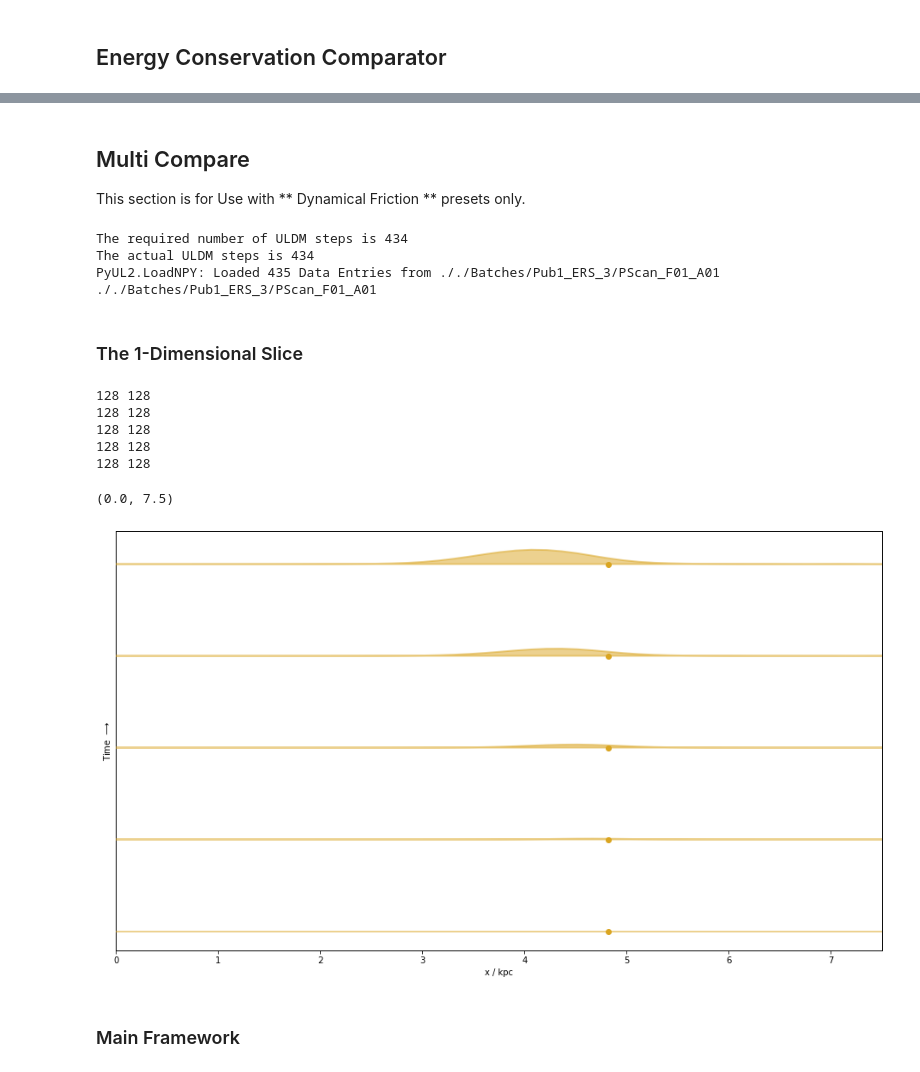
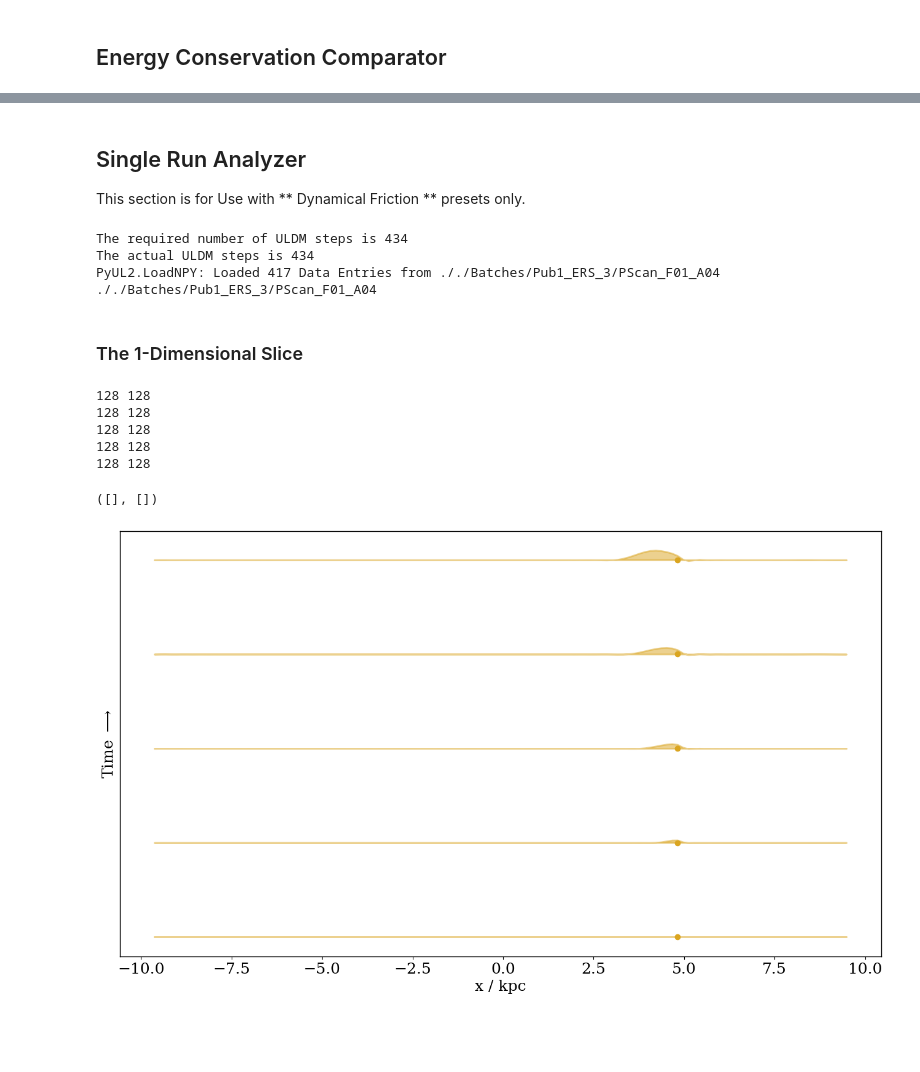
Before and after one commit to Sifyrena/PyUL_NBody, a Jupyter notebook: PyUL2_notebook_UDrag.ipynb, the cells around one changed output, grey strips where cells are left out. Saved outputs shown, nothing was run; the diff lists cells and outputs as text; code cells hidden in the pictures; blank space fills up the shorter version.

```diff
--- a/PyUL2_notebook_UDrag.ipynb
+++ b/PyUL2_notebook_UDrag.ipynb
@@ -722,33 +195,0 @@ for i in range(len(D1Log)):
-# %%
-plt.figure(figsize = (16,8))
-
-plt.scatter([0],[0],color = 'k',s = 200)
-plt.plot([np.mean(FTLog),0],[0,0],'k',linestyle = 'dashdot',
-        label = 'Test mass trajectory')
-
-# plt.scatter([CoollinePosition],[0],color = 'w',s = 200, edgecolor = 'k', lw = 6)
-
-plt.quiver(np.mean(FTLog),[0],5,0)
-plt.scatter(np.mean(FTLog),[0],s = 200,facecolor = 'w', edgecolor = 'k', lw = 4)
-
-GV = np.linspace(-lengthKpc/2,lengthKpc/2,resol,endpoint = False)
-
-for i in range(len(D1Log)):
-
-    plt.plot(GV-FTLog[i],D1Log[i][-1,:]-1, lw = 3, alpha = i/12 )
-    plt.fill_between(GV-FTLog[i],D1Log[i][-1,:]-1,0, alpha = 0.05, color = color)
-
-
-plt.ylim(-0.005,0.03)
-plt.xlim(-3.75,2)
-
-#plt.title(f'Overdensity along $x$ axis at $t = {duration}${duration_units} ')
-
-plt.ylabel('Overdensity')
-plt.xlabel('x / kpc')
-
-plt.legend()
-
-plt.text(-0.5,0.013,'Increasing $ρ_0$ >>',rotation = 90,color = 'green')
-
-plt.show()
@@ -1182,4 +450,4 @@ plt.legend(fontsize = 8, ncol = 2)
 # %% [markdown]
-## Multi Compare
+## Single Run Analyzer
 
 This section is for Use with ** Dynamical Friction ** presets only.
@@ -1200,6 +460,14 @@ clear_output()
 loc = './' + batch_path + '/' + TimeStamp
 # Reload Config.. Why don't I use a class?
 NS, central_mass, length, length_units, resol, duration, duration_units, step_factor, save_number, save_options, save_format, s_mass_unit, s_position_unit, s_velocity_unit, solitons,start_time, m_mass_unit, m_position_unit, m_velocity_unit, particles, embeds, Uniform,Density, density_unit ,a, B, UVel = PyUL.LoadConfig(loc)
+
+DLog = []
+TLog = []
+CLog = []
+MLog = []
+YLog = []
+ELog = []
+XLog = []
 
 if save_number == -1:
     sim_number = PyUL.ULDStepEst(duration,duration_units,
@@ -1348,15 +616,15 @@ Loaded = {}
 # %% [output]
 The required number of ULDM steps is 434
 The actual ULDM steps is 434
-PyUL2.LoadNPY: Loaded 435 Data Entries from ././Batches/Pub1_ERS_3/PScan_F01_A01
-././Batches/Pub1_ERS_3/PScan_F01_A01
+PyUL2.LoadNPY: Loaded 417 Data Entries from ././Batches/Pub1_ERS_3/PScan_F01_A04
+././Batches/Pub1_ERS_3/PScan_F01_A04
 # %% [markdown]
 ### The 1-Dimensional Slice
 # %%
 YLog
 # %%
 Step = 34
-VOffset = 0.003
+VOffset = 0.03
 Sotal = EndNum // Step
 Cutoff = 167
 
@@ -1393,35 +661,33 @@ for i in range(Cutoff):
 
             j = -J
 
             print(len(XLog[j]),len(DLog[j][i]))
 
             try:
                 plt.fill_between(XLog[j],DLog[j][i]/YLog[j]+VOffset*i,1+VOffset*i,alpha = Alpha, color = Cs[J],
                                  lw = LW, zorder = 100+j*10)
 
                 plt.scatter([MLog[j][i,1]],[1+VOffset*i],c = Cs[J], alpha = 1, zorder = 300 + 20*J)
 
             except IndexError:
                 print(f'Branch #{j} ran out of data points ({ENum[j]} vs. {i}).')
                 continue
 
 for j in range(NSamples):
 
     Cutoff = np.min([Cutoff,ELog[j]])
 
     #plt.plot(MLog[j][:Cutoff,1],np.arange(Cutoff)*VOffset+1,'-.', color = Cs[j], lw = 2, alpha = 0.5)
 
 plt.ylabel(r'Time $\longrightarrow$')
 plt.xlabel(r'x / kpc')
 plt.yticks([])
-plt.xlim(0.,7.5)
+#plt.xlim(0.,7.5)
 # %% [output]
 128 128
 128 128
 128 128
 128 128
 128 128
-(0.0, 7.5)
+([], [])
-[figure, old version]
+[figure, new version]
-# %% [markdown]
-### Main Framework
```
Also changed, not shown: parts of 41 cells of this notebook.
